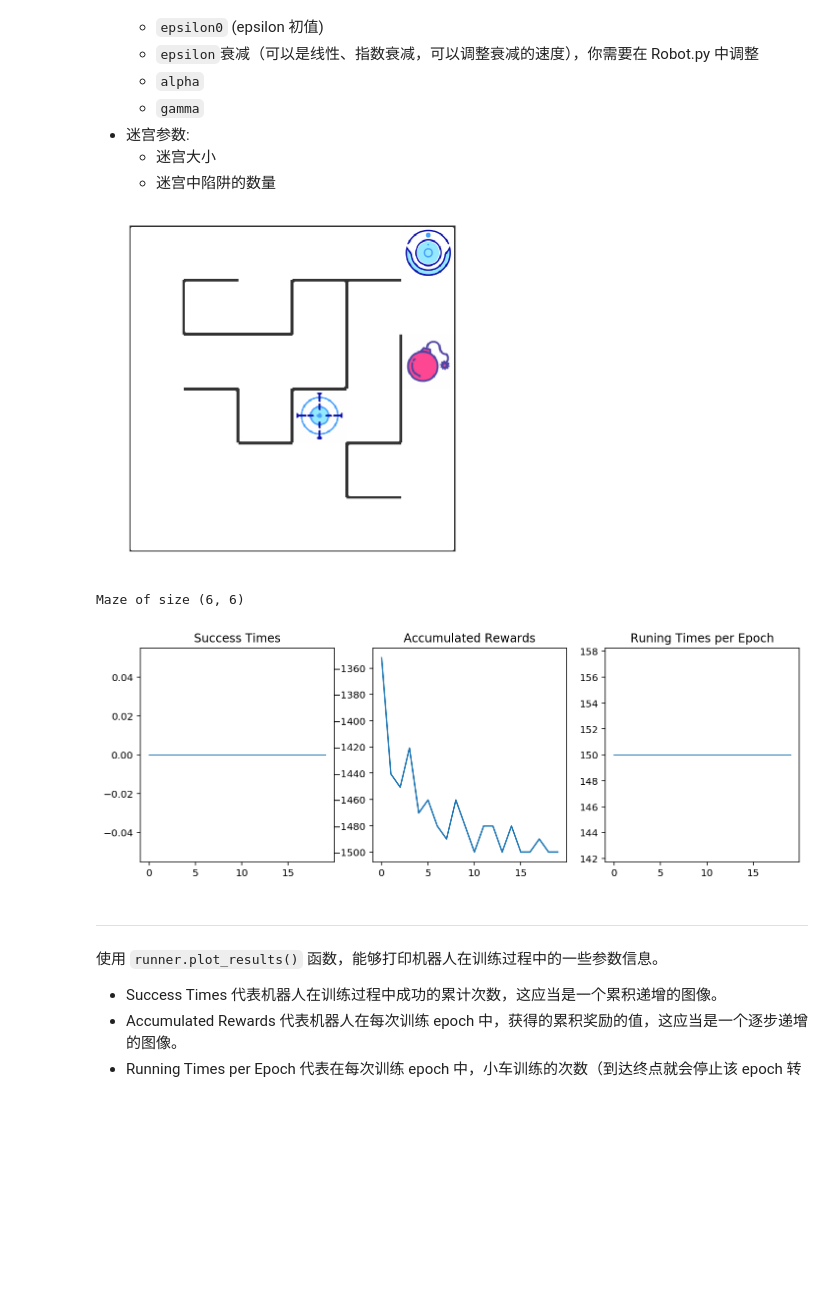
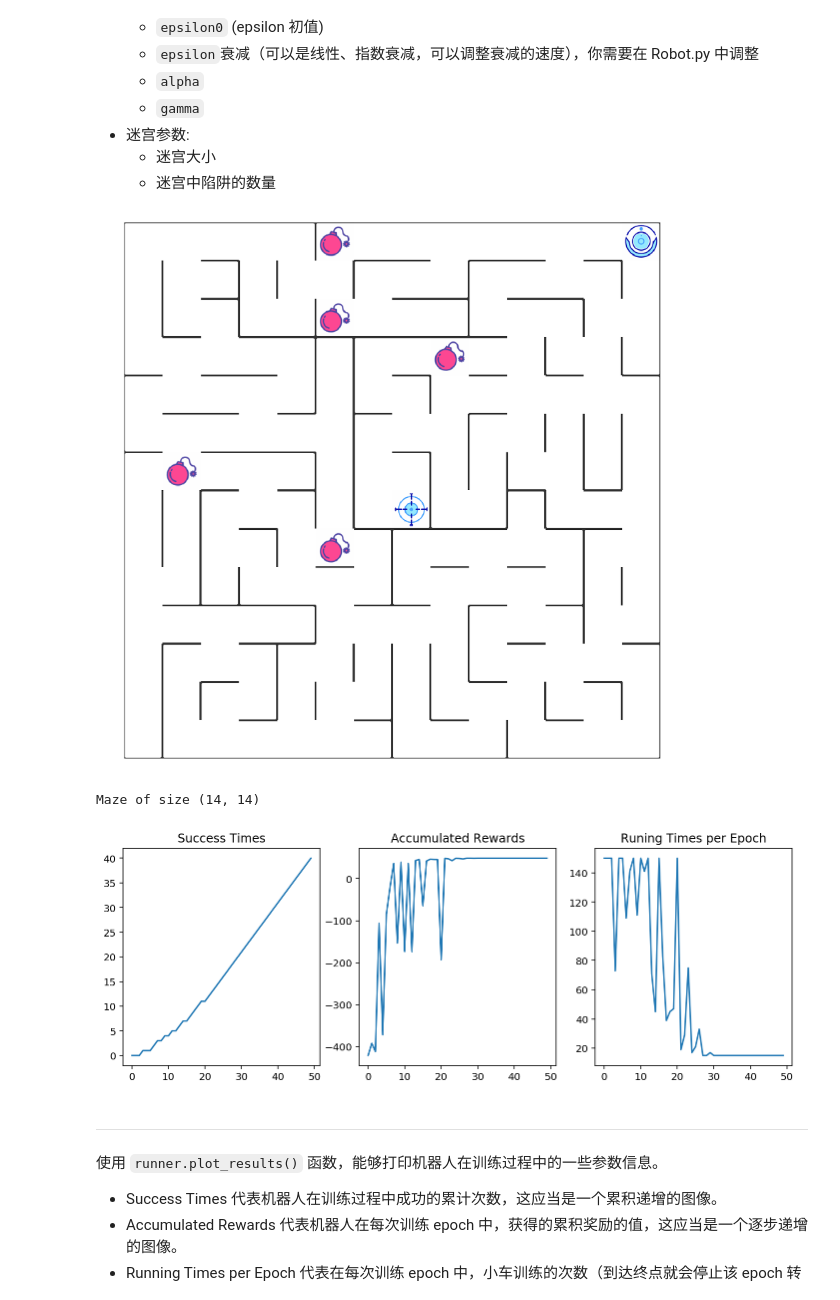
Before and after one commit to xueran1991/MLND-RL-RobotMaze, a Jupyter notebook: robot_maze.ipynb, the cells around one changed output. Saved outputs shown, nothing was run; the diff lists cells and outputs as text; code cells hidden in the pictures; blank space fills up the shorter version.

```diff
--- a/robot_maze.ipynb
+++ b/robot_maze.ipynb
@@ -243,24 +250,24 @@ Maze of size (10, 12)
     - 迷宫中陷阱的数量
 # %%
 ## 可选的参数：
-epoch = 20
+epoch = 50
 
-epsilon0 = 1
+epsilon0 = 0.5
 alpha = 0.5
 gamma = 0.9
 
-maze_size = (6,6)
-trap_number = 1
+maze_size = (10,10)
+trap_number = 5
 # %%
 from Runner import Runner
 
-g = Maze(maze_size=maze_size,trap_number=trap_number)
+g = Maze("test_world/maze_02.txt",trap_number=trap_number)
 r = Robot(g,alpha=alpha, epsilon0=epsilon0, gamma=gamma)
 r.set_status(learning=True, testing=False)
 g
 # %% [output]
-[figure, old version]
+[figure, new version]
-Maze of size (6, 6)
+Maze of size (14, 14)
 # %%
 runner = Runner(r, g)
 runner.run_training(epoch, display_direction=True)
@@ -268,7 +275,7 @@ runner.run_training(epoch, display_direction=True)
 # %%
 runner.plot_results()
 # %% [output]
-[figure, old version]
+[figure, new version]
 # %% [markdown]
 ---
 
```
Also changed, not shown: parts of 14 cells of this notebook, 2 other files.
